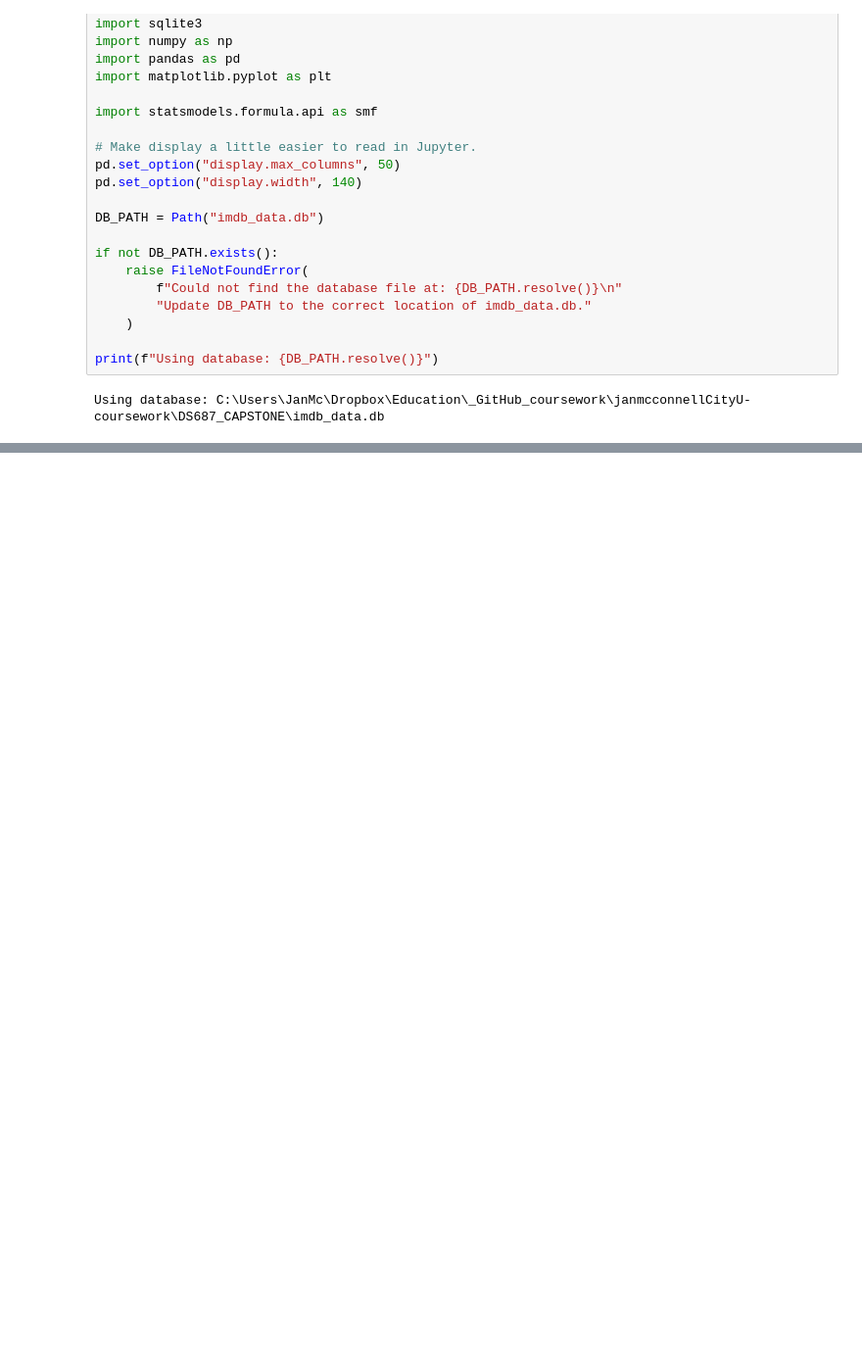
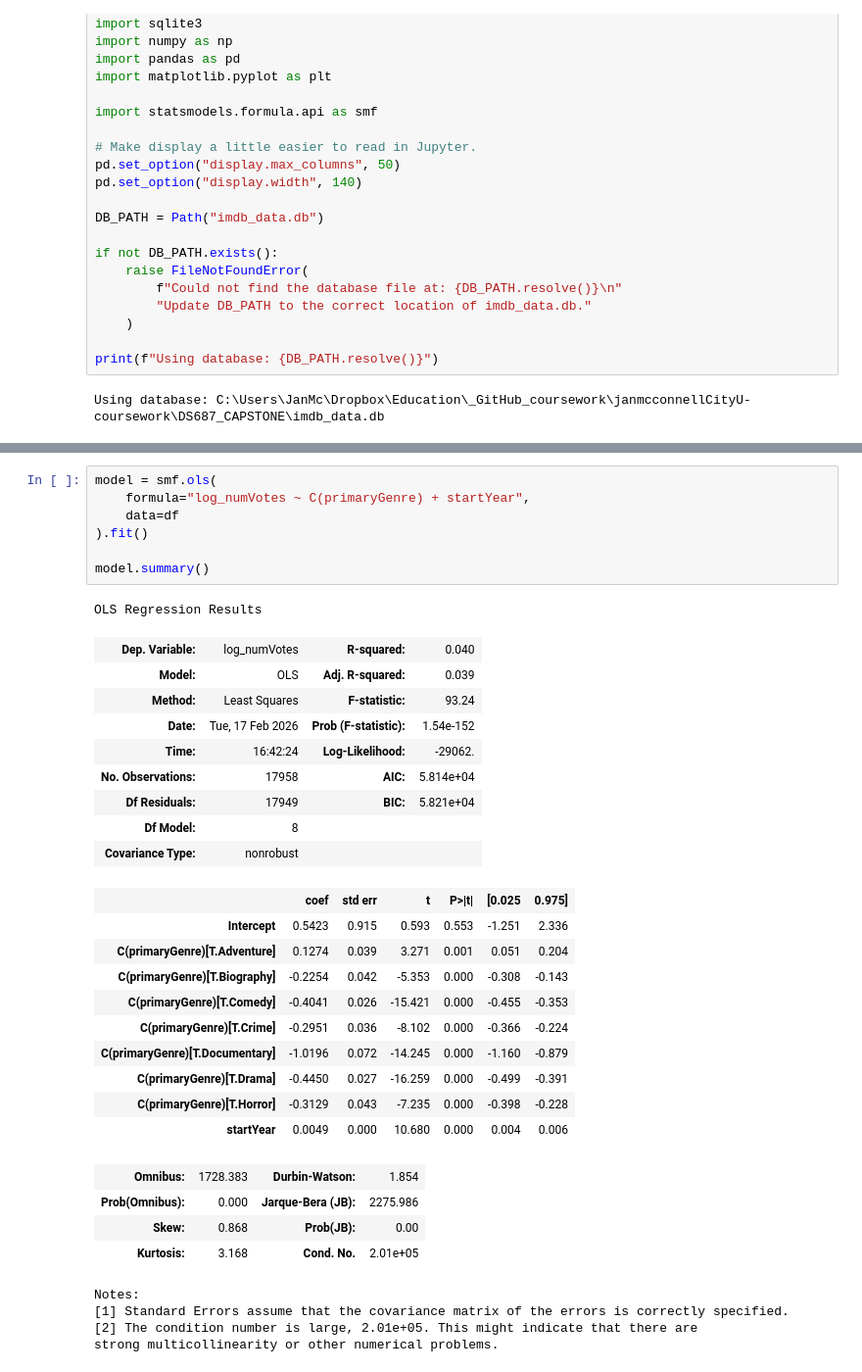
Before and after one commit to janmcconnellCityU/DS687_CAPSTONE, a Jupyter notebook: 05_interpretation_assessment.ipynb, the cells around one changed output, grey strips where cells are left out. Shown at 98% size. Cells and saved outputs as stored; diff of their text form; blank space fills up the shorter version.

```diff
--- a/05_interpretation_assessment.ipynb
+++ b/05_interpretation_assessment.ipynb
@@ -177 +179,37 @@ print(model.summary())
+# %%
+model = smf.ols(
+    formula="log_numVotes ~ C(primaryGenre) + startYear",
+    data=df
+).fit()
+
+model.summary()
+# %% [output]
+OLS Regression Results
+| Dep. Variable: | log_numVotes | R-squared: | 0.040 |
+| Model: | OLS | Adj. R-squared: | 0.039 |
+| Method: | Least Squares | F-statistic: | 93.24 |
+| Date: | Tue, 17 Feb 2026 | Prob (F-statistic): | 1.54e-152 |
+| Time: | 16:42:24 | Log-Likelihood: | -29062. |
+| No. Observations: | 17958 | AIC: | 5.814e+04 |
+| Df Residuals: | 17949 | BIC: | 5.821e+04 |
+| Df Model: | 8 |  |  |
+| Covariance Type: | nonrobust |  |  |
+|  | coef | std err | t | P>|t| | [0.025 | 0.975] |
+| Intercept | 0.5423 | 0.915 | 0.593 | 0.553 | -1.251 | 2.336 |
+| C(primaryGenre)[T.Adventure] | 0.1274 | 0.039 | 3.271 | 0.001 | 0.051 | 0.204 |
+| C(primaryGenre)[T.Biography] | -0.2254 | 0.042 | -5.353 | 0.000 | -0.308 | -0.143 |
+| C(primaryGenre)[T.Comedy] | -0.4041 | 0.026 | -15.421 | 0.000 | -0.455 | -0.353 |
+| C(primaryGenre)[T.Crime] | -0.2951 | 0.036 | -8.102 | 0.000 | -0.366 | -0.224 |
+| C(primaryGenre)[T.Documentary] | -1.0196 | 0.072 | -14.245 | 0.000 | -1.160 | -0.879 |
+| C(primaryGenre)[T.Drama] | -0.4450 | 0.027 | -16.259 | 0.000 | -0.499 | -0.391 |
+| C(primaryGenre)[T.Horror] | -0.3129 | 0.043 | -7.235 | 0.000 | -0.398 | -0.228 |
+| startYear | 0.0049 | 0.000 | 10.680 | 0.000 | 0.004 | 0.006 |
+| Omnibus: | 1728.383 | Durbin-Watson: | 1.854 |
+| Prob(Omnibus): | 0.000 | Jarque-Bera (JB): | 2275.986 |
+| Skew: | 0.868 | Prob(JB): | 0.00 |
+| Kurtosis: | 3.168 | Cond. No. | 2.01e+05 |
+Notes:
+[1] Standard Errors assume that the covariance matrix of the errors is correctly specified.
+[2] The condition number is large, 2.01e+05. This might indicate that there are
+strong multicollinearity or other numerical problems.
 # %%
```
Also changed, not shown: parts of 11 cells of this notebook.
